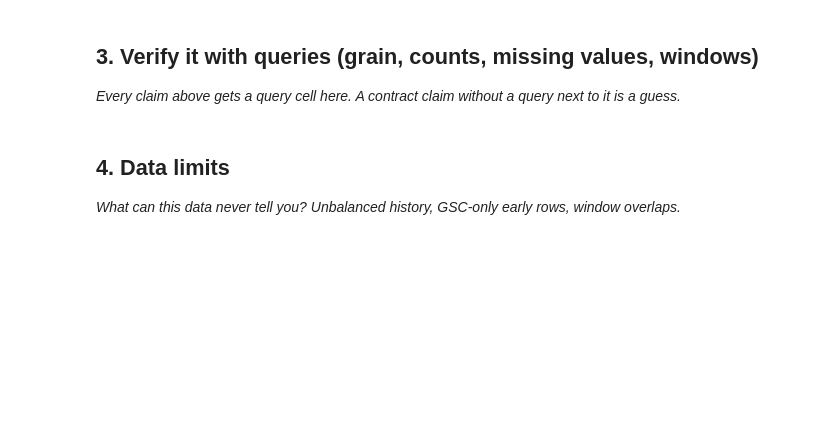
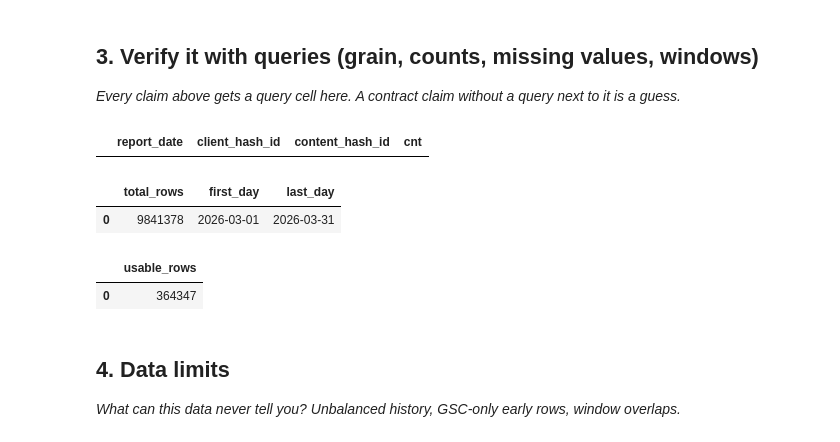
Before and after one commit to Shoaib237124/FlyRank_Internship_ML, a Jupyter notebook: work/notebooks/w03_data_contract.ipynb, the cells around one changed output. Cells and saved outputs as stored; diff of their text form; code cells hidden in the pictures; blank space fills up the shorter version.

```diff
--- a/work/notebooks/w03_data_contract.ipynb
+++ b/work/notebooks/w03_data_contract.ipynb
@@ -27,6 +163,71 @@ This skeleton is yours to fill. Work the sections **in order** — each one has
 # %%
 # This cell is for CODE (numbers, a query, a check).
 # Write your text answer in the cell ABOVE this one — typing sentences here breaks Run All.
+# Grain
+query = f"""
+SELECT
+report_date,
+client_hash_id,
+content_hash_id,
+COUNT(*) cnt
+
+FROM {TABLES['fact_daily']}
+
+WHERE month='2026-03'
+
+GROUP BY
+report_date,
+client_hash_id,
+content_hash_id
+
+HAVING COUNT(*)>1;
+"""
+
+con.sql(query).df()
+# %% [output]
+|  | report_date | client_hash_id | content_hash_id | cnt |
+# %%
+# Counts & Window
+query = f"""
+SELECT
+
+COUNT(*) total_rows,
+
+MIN(report_date) first_day,
+
+MAX(report_date) last_day
+
+FROM {TABLES['fact_daily']}
+
+WHERE month='2026-03';
+"""
+
+con.sql(query).df()
+# %% [output]
+|  | total_rows | first_day | last_day |
+| 0 | 9841378 | 2026-03-01 | 2026-03-31 |
+# %%
+# Availability
+query = f"""
+SELECT
+
+COUNT(*) usable_rows
+
+FROM {TABLES['fact_daily']}
+
+WHERE
+
+month='2026-03'
+
+AND gsc_data_available IS TRUE
+
+AND ga4_data_available IS TRUE;
+"""
+
+con.sql(query).df()
+# %% [output]
+|  | usable_rows |
+| 0 | 364347 |
 # %% [markdown]
 ## 4. Data limits
 
```
Also changed, not shown: parts of 8 cells of this notebook.
